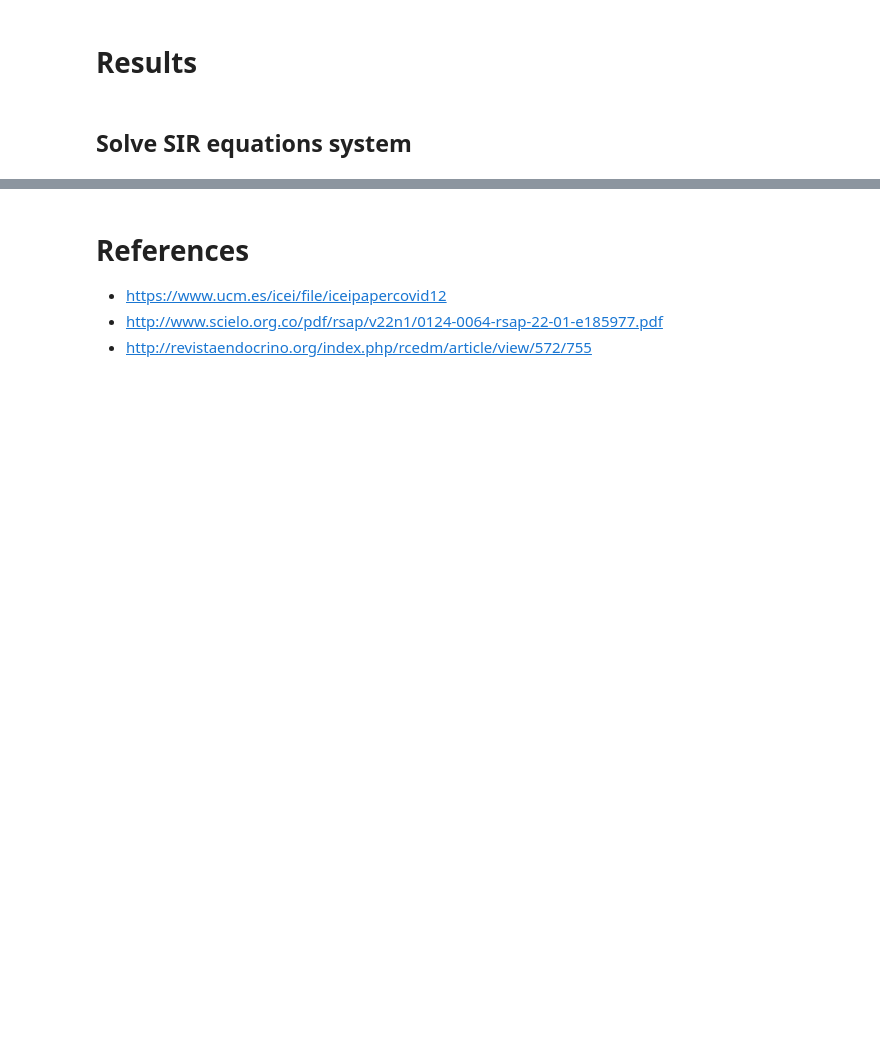
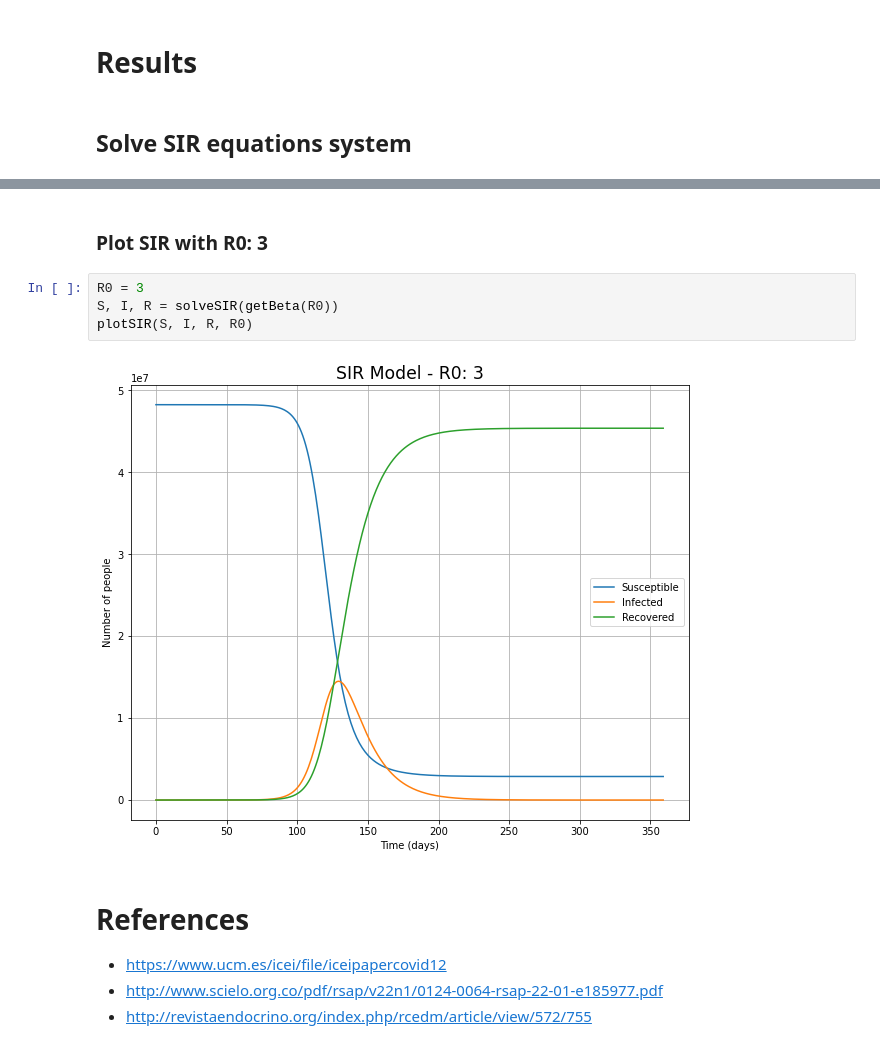
Before and after one commit to sjdonado/covid19-spread-forecast, a Jupyter notebook: sir_covid_forecasting_colombia.ipynb, the cells around one changed output, grey strips where cells are left out. Saved outputs shown, nothing was run; the diff lists cells and outputs as text; blank space fills up the shorter version.

```diff
--- a/sir_covid_forecasting_colombia.ipynb
+++ b/sir_covid_forecasting_colombia.ipynb
@@ -182,3 +202,11 @@ plt.show()
+# %% [markdown]
+### Plot SIR with R0: 3
+# %%
+R0 = 3
+S, I, R = solveSIR(getBeta(R0))
+plotSIR(S, I, R, R0)
+# %% [output]
+[figure, added]
 # %% [markdown]
 # References
 
```
Also changed, not shown: parts of 10 cells of this notebook.
